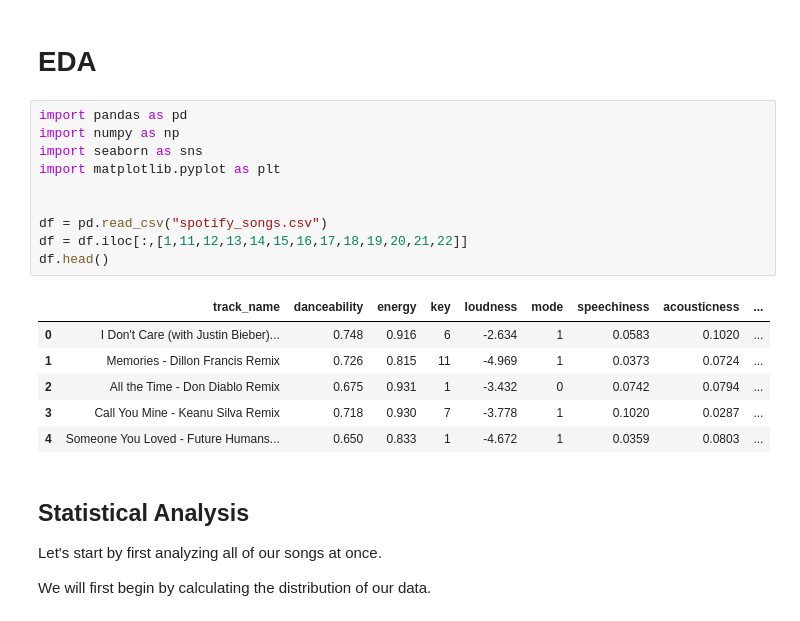
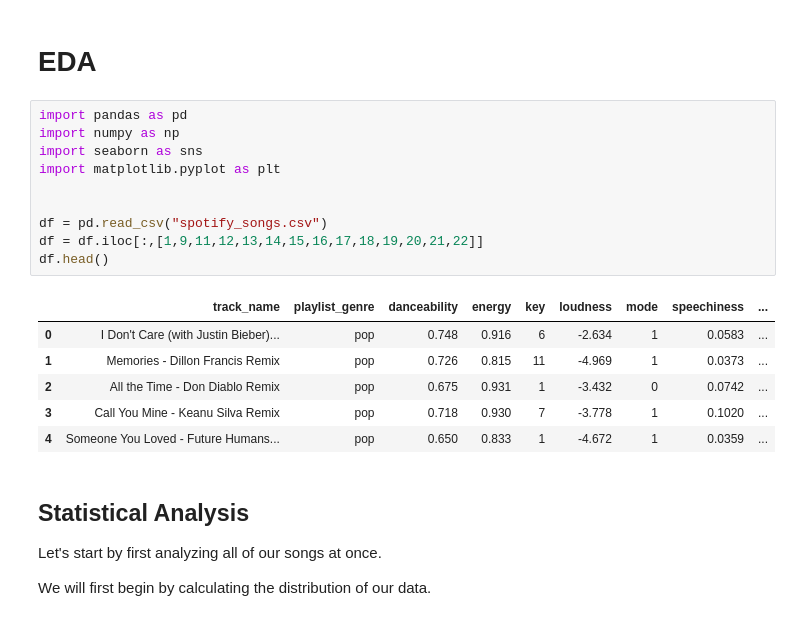
Before and after one commit to RaymondNg0054/cs105_finalproject, a Jupyter notebook: cs105_finalproject.ipynb, the cells around one changed output. Cells and saved outputs as stored; diff of their text form.

```diff
--- a/cs105_finalproject.ipynb
+++ b/cs105_finalproject.ipynb
@@ -9,20 +12,20 @@ To begin, we are interested in exploring a dataset from Spotify that contains a
 # %%
 import pandas as pd
 import numpy as np
 import seaborn as sns
 import matplotlib.pyplot as plt
 
 
 df = pd.read_csv("spotify_songs.csv")
-df = df.iloc[:,[1,11,12,13,14,15,16,17,18,19,20,21,22]]
+df = df.iloc[:,[1,9,11,12,13,14,15,16,17,18,19,20,21,22]]
 df.head()
 # %% [output]
-|  | track_name | danceability | energy | key | loudness | mode | speechiness | acousticness | ... |
-| 0 | I Don't Care (with Justin Bieber)... | 0.748 | 0.916 | 6 | -2.634 | 1 | 0.0583 | 0.1020 | ... |
-| 1 | Memories - Dillon Francis Remix | 0.726 | 0.815 | 11 | -4.969 | 1 | 0.0373 | 0.0724 | ... |
-| 2 | All the Time - Don Diablo Remix | 0.675 | 0.931 | 1 | -3.432 | 0 | 0.0742 | 0.0794 | ... |
-| 3 | Call You Mine - Keanu Silva Remix | 0.718 | 0.930 | 7 | -3.778 | 1 | 0.1020 | 0.0287 | ... |
-| 4 | Someone You Loved - Future Humans... | 0.650 | 0.833 | 1 | -4.672 | 1 | 0.0359 | 0.0803 | ... |
+|  | track_name | playlist_genre | danceability | energy | key | loudness | mode | speechiness | ... |
+| 0 | I Don't Care (with Justin Bieber)... | pop | 0.748 | 0.916 | 6 | -2.634 | 1 | 0.0583 | ... |
+| 1 | Memories - Dillon Francis Remix | pop | 0.726 | 0.815 | 11 | -4.969 | 1 | 0.0373 | ... |
+| 2 | All the Time - Don Diablo Remix | pop | 0.675 | 0.931 | 1 | -3.432 | 0 | 0.0742 | ... |
+| 3 | Call You Mine - Keanu Silva Remix | pop | 0.718 | 0.930 | 7 | -3.778 | 1 | 0.1020 | ... |
+| 4 | Someone You Loved - Future Humans... | pop | 0.650 | 0.833 | 1 | -4.672 | 1 | 0.0359 | ... |
 # %% [markdown]
 ## Statistical Analysis
 Let's start by first analyzing all of our songs at once.
```
Also changed, not shown: parts of 5 cells of this notebook.
